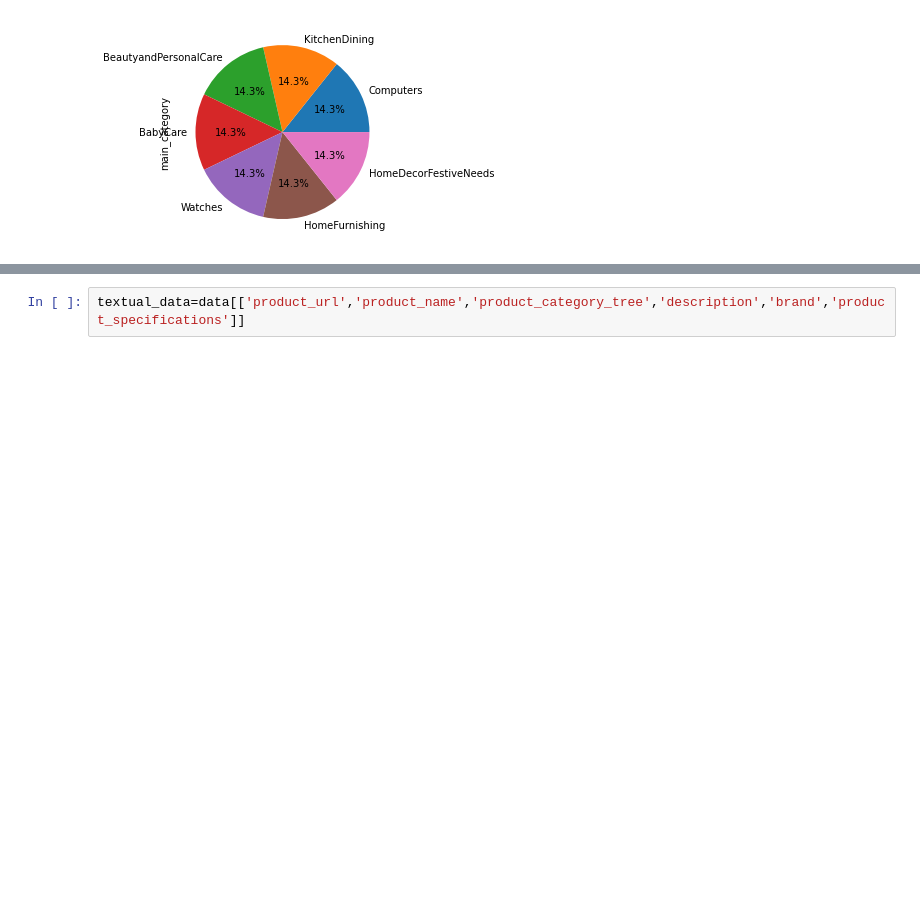
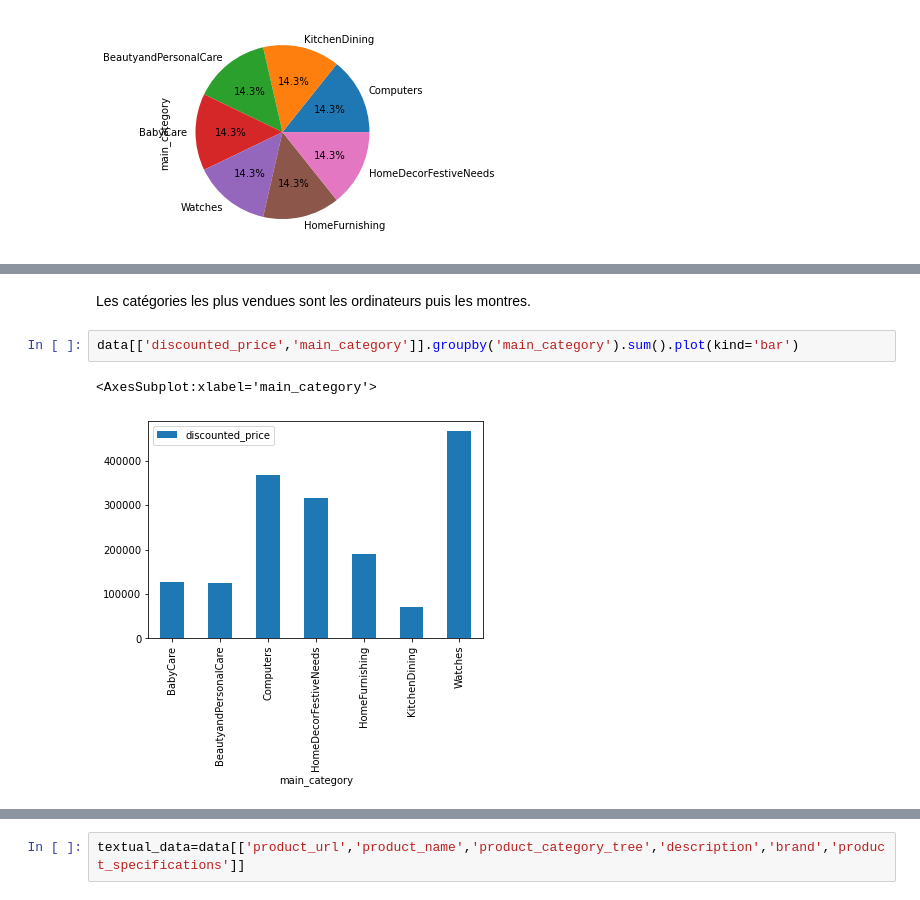
Before and after one commit to roua95/Classification-automatique-des-biens-de-consommation, a Jupyter notebook: text preprocessing.ipynb, the cells around one changed output, grey strips where cells are left out. Cells and saved outputs as stored; diff of their text form; blank space fills up the shorter version.

```diff
--- a/text preprocessing.ipynb
+++ b/text preprocessing.ipynb
@@ -108,0 +156,7 @@ data.main_category.value_counts().plot(kind='pie',autopct='%1.1f%%')
+# %% [markdown]
+Les catégories les plus vendues sont les ordinateurs puis les montres.
+# %%
+data[['discounted_price','main_category']].groupby('main_category').sum().plot(kind='bar')
+# %% [output]
+<AxesSubplot:xlabel='main_category'>
+[figure, added]
```
Also changed, not shown: parts of 15 cells of this notebook.
